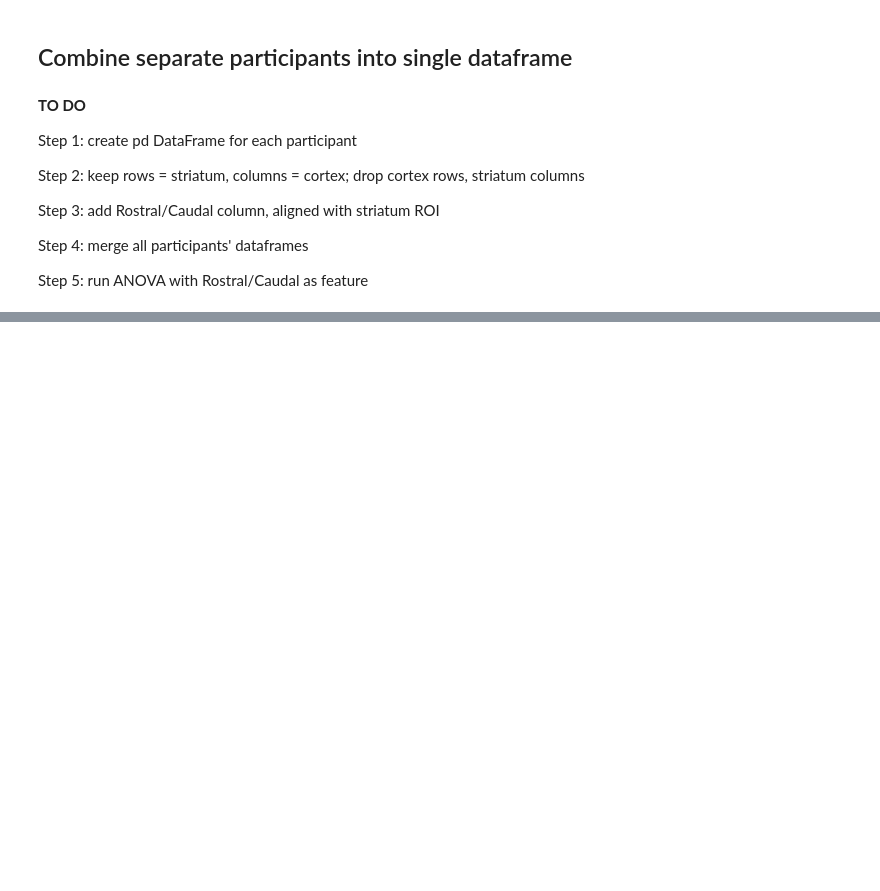
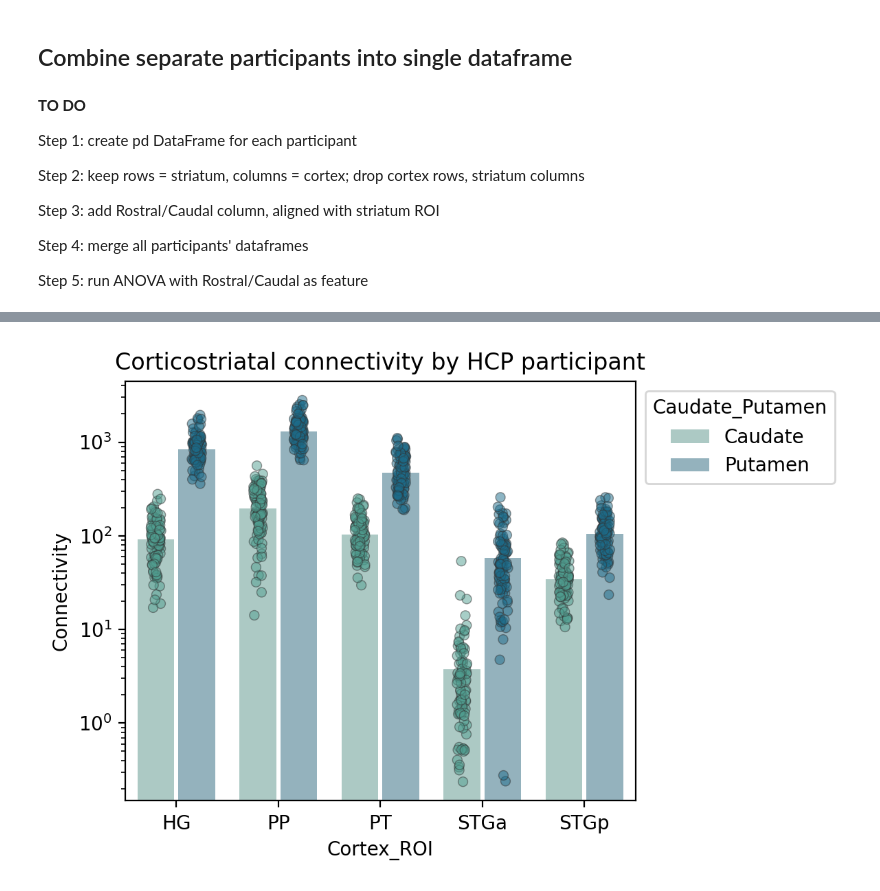
Before and after one commit to sitek/DAC1-corticostriatal-connectivity, a Jupyter notebook: connectivity_statistics.ipynb, the cells around one changed output, grey strips where cells are left out. Cells and saved outputs as stored; diff of their text form; code cells hidden in the pictures; blank space fills up the shorter version.

```diff
--- a/connectivity_statistics.ipynb
+++ b/connectivity_statistics.ipynb
@@ -296,0 +259,9 @@ print(out_fpath)
+# %%
+striatum_rois = [r for r in region_list if r.startswith(('PUT', 'CAU', 'pCAU'))]
+cortex_rois = [r for r in region_list if r.startswith(('L-', 'R-'))]
+
+filtered_df_list = []
+for df in participant_df_list:
+    sub_df = df.loc[striatum_rois, cortex_rois]
+    sub_df['participant_id'] = df['participant_id'][0]
+    filtered_df_list.append(sub_df)
@@ -296,0 +296,9 @@ print(out_fpath)
+# %%
+all_df = pd.concat(filtered_df_list)
+all_df = all_df.reset_index().rename(columns={'index': 'Striatum_ROI'})
+# %%
+
+# Melt to long format
+long_df = all_df.melt(id_vars=['participant_id', 'Striatum_ROI', 'Rostral_Caudal', 'Caudate_Putamen'],
+                      value_vars=cortex_rois,
+                      var_name='Cortex_ROI', value_name='Connectivity')
@@ -296,0 +469,35 @@ print(out_fpath)
+# %%
+df_collapsed = long_df.groupby(["participant_id", 'Cortex_ROI', 'Caudate_Putamen',],
+                                       as_index=False).agg({"Connectivity": "mean"})
+
+fig, ax = plt.subplots(1, 1, figsize=(6,4), dpi=200)
+
+sns.barplot(data=df_collapsed,
+              x='Cortex_ROI', y='Connectivity',
+              hue='Caudate_Putamen', #hue_order=['early', 'middle', 'final'],
+              palette='crest',
+              #fliersize=0, whis=(8, 92),
+              #linewidth=1.5,
+              alpha=0.5, gap=0.1, #fill=False,
+              #legend=None,
+              ax=ax)
+sns.stripplot(data=df_collapsed,
+              x='Cortex_ROI', y='Connectivity',
+              hue='Caudate_Putamen', #hue_order=['early', 'middle', 'final'],
+              palette='crest',
+              dodge=True,
+              jitter=True,
+              linewidth=0.5,
+              alpha=0.5,
+              legend=None,
+              ax=ax)
+
+#ax.set_xticklabels(ax.get_xticklabels(), rotation=30, ha='center')
+sns.move_legend(ax, "upper left", bbox_to_anchor=(1, 1))
+ax.set_title(f'Corticostriatal connectivity by HCP participant');
+plt.yscale('log')
+#ax.set_ylim([-5, 5])
+
+fig.tight_layout()
+# %% [output]
+[figure, added]
```
Also changed, not shown: parts of 50 cells of this notebook.
